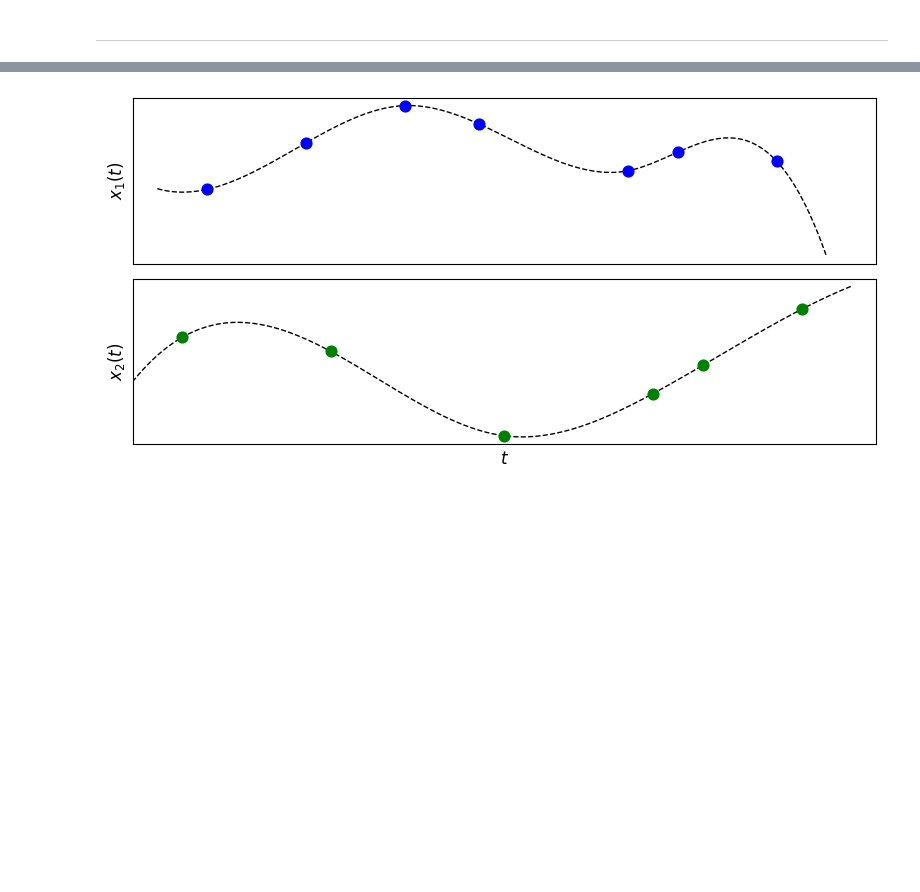
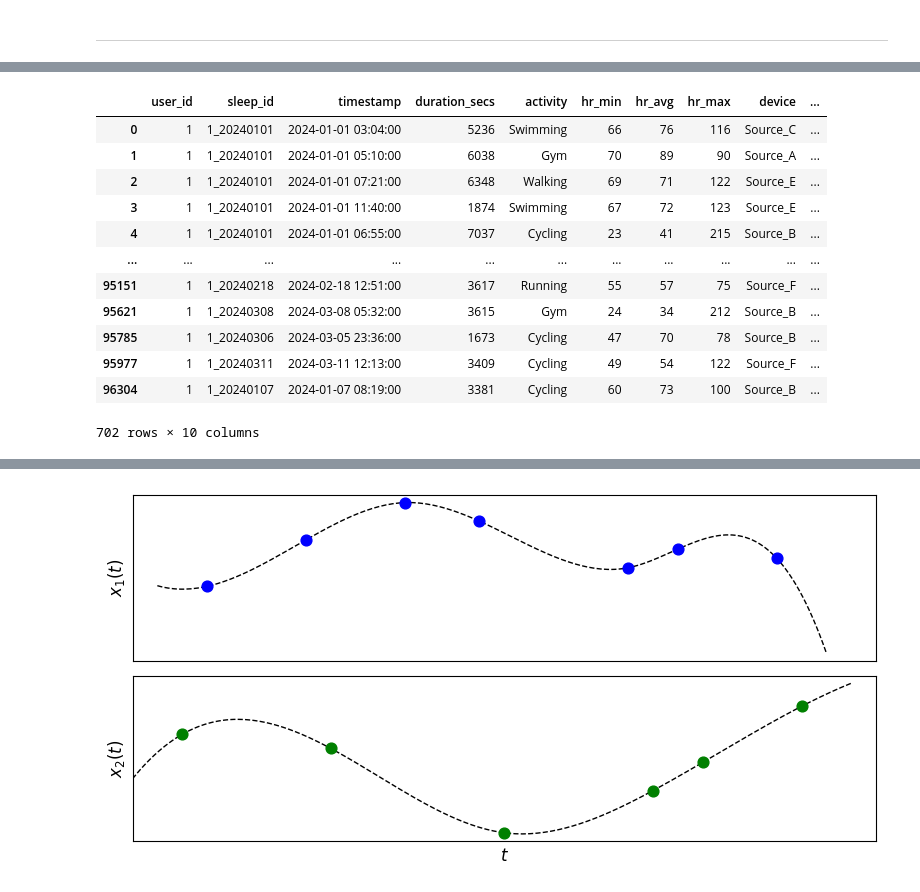
Before and after one commit to gabrielam-projects/DL-timeseries, a Jupyter notebook: Experimentos/mTAN/mtan.ipynb, the cells around one changed output, grey strips where cells are left out. Cells and saved outputs as stored; diff of their text form; code cells hidden in the pictures; blank space fills up the shorter version.

```diff
--- a/Experimentos/mTAN/mtan.ipynb
+++ b/Experimentos/mTAN/mtan.ipynb
@@ -408,0 +420,17 @@ MAPE = 7.16%
+# %%
+hr_data = df_hr[df_hr["user_id"] == user_id].copy()
+hr_data
+# %% [output]
+|  | user_id | sleep_id | timestamp | duration_secs | activity | hr_min | hr_avg | hr_max | device | ... |
+| 0 | 1 | 1_20240101 | 2024-01-01 03:04:00 | 5236 | Swimming | 66 | 76 | 116 | Source_C | ... |
+| 1 | 1 | 1_20240101 | 2024-01-01 05:10:00 | 6038 | Gym | 70 | 89 | 90 | Source_A | ... |
+| 2 | 1 | 1_20240101 | 2024-01-01 07:21:00 | 6348 | Walking | 69 | 71 | 122 | Source_E | ... |
+| 3 | 1 | 1_20240101 | 2024-01-01 11:40:00 | 1874 | Swimming | 67 | 72 | 123 | Source_E | ... |
+| 4 | 1 | 1_20240101 | 2024-01-01 06:55:00 | 7037 | Cycling | 23 | 41 | 215 | Source_B | ... |
+| ... | ... | ... | ... | ... | ... | ... | ... | ... | ... | ... |
+| 95151 | 1 | 1_20240218 | 2024-02-18 12:51:00 | 3617 | Running | 55 | 57 | 75 | Source_F | ... |
+| 95621 | 1 | 1_20240308 | 2024-03-08 05:32:00 | 3615 | Gym | 24 | 34 | 212 | Source_B | ... |
+| 95785 | 1 | 1_20240306 | 2024-03-05 23:36:00 | 1673 | Cycling | 47 | 70 | 78 | Source_B | ... |
+| 95977 | 1 | 1_20240311 | 2024-03-11 12:13:00 | 3409 | Cycling | 49 | 54 | 122 | Source_F | ... |
+| 96304 | 1 | 1_20240107 | 2024-01-07 08:19:00 | 3381 | Cycling | 60 | 73 | 100 | Source_B | ... |
+702 rows × 10 columns
```
Also changed, not shown: parts of 35 cells of this notebook, 6 other files.
